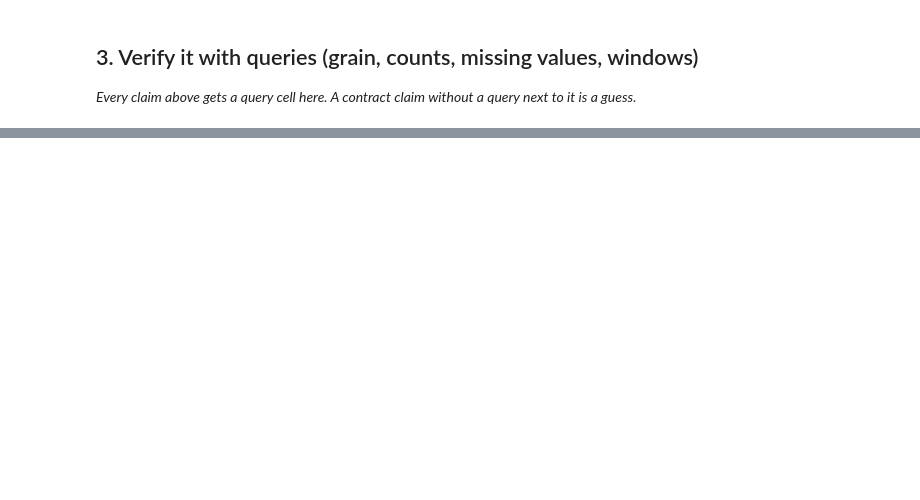
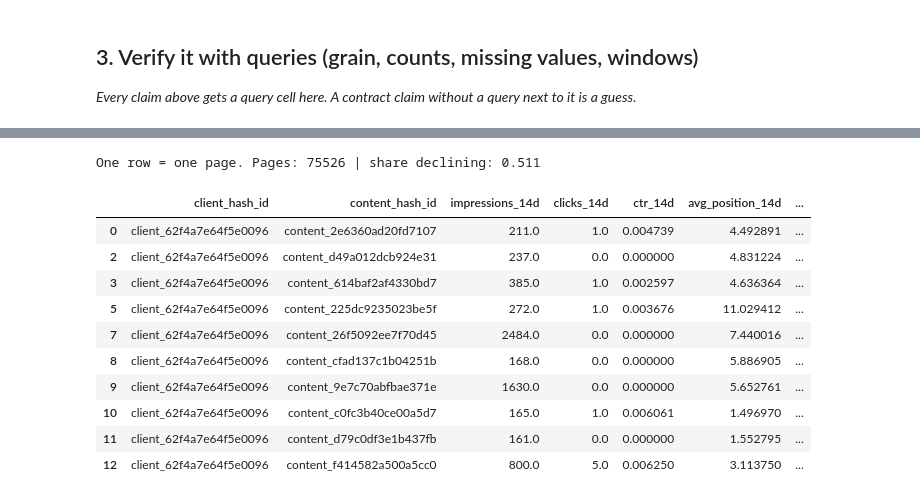
Before and after one commit to nimrafarooq2006-coder/ml-internship-work, a Jupyter notebook: work/notebooks/w03_data_contract.ipynb, the cells around one changed output, grey strips where cells are left out. Cells and saved outputs as stored; diff of their text form; code cells hidden in the pictures; blank space fills up the shorter version.

```diff
--- a/work/notebooks/w03_data_contract.ipynb
+++ b/work/notebooks/w03_data_contract.ipynb
@@ -26,0 +49,24 @@ This skeleton is yours to fill. Work the sections **in order** — each one has
+# %%
+base = f"read_parquet('{path}')"
+
+print("QUERY 1: the grain")
+con.sql(f"""
+SELECT COUNT(*) AS total_rows,
+       COUNT(DISTINCT (report_date, client_hash_id, content_hash_id)) AS distinct_day_client_page
+FROM {base}
+""").show()
+
+print("QUERY 2: row count and date span")
+con.sql(f"""
+SELECT COUNT(*) AS total_rows, MIN(report_date) AS first_day, MAX(report_date) AS last_day,
+       COUNT(DISTINCT content_hash_id) AS pages, COUNT(DISTINCT client_hash_id) AS clients
+FROM {base}
+""").show()
+
+print("QUERY 3: availability, with IS TRUE")
+con.sql(f"""
+SELECT (SELECT COUNT(*) FROM {base}) AS total_rows,
+       COUNT(*) AS rows_surviving
+FROM {base}
+WHERE gsc_data_available IS TRUE
+""").show()
@@ -26,0 +102,34 @@ This skeleton is yours to fill. Work the sections **in order** — each one has
+# %%
+raw = con.sql(f"""
+SELECT client_hash_id, content_hash_id,
+  SUM(CASE WHEN report_date <= DATE '2026-03-14' THEN COALESCE(gsc_impressions,0) ELSE 0 END) AS impressions_14d,
+  SUM(CASE WHEN report_date <= DATE '2026-03-14' THEN COALESCE(gsc_clicks,0) ELSE 0 END) AS clicks_14d,
+  SUM(CASE WHEN report_date <= DATE '2026-03-14' THEN COALESCE(gsc_sum_position,0) ELSE 0 END) AS sum_position_14d,
+  COUNT(DISTINCT CASE WHEN report_date <= DATE '2026-03-14' AND gsc_impressions > 0 THEN report_date END) AS active_days_14d,
+  SUM(CASE WHEN report_date >= DATE '2026-03-15' THEN COALESCE(gsc_impressions,0) ELSE 0 END) AS impressions_late
+FROM {base}
+WHERE gsc_data_available IS TRUE
+GROUP BY client_hash_id, content_hash_id
+""").df()
+
+df = raw[raw["impressions_14d"] >= 100].copy()
+df["ctr_14d"] = df["clicks_14d"] / df["impressions_14d"]
+df["avg_position_14d"] = df["sum_position_14d"] / df["impressions_14d"]
+df["declining"] = ((df["impressions_late"] / 17) < (df["impressions_14d"] / 14)).astype(int)
+
+five = ["impressions_14d", "clicks_14d", "ctr_14d", "avg_position_14d", "active_days_14d"]
+print("One row = one page. Pages:", len(df), "| share declining:", round(df["declining"].mean(), 3))
+df[["client_hash_id", "content_hash_id"] + five + ["declining"]].head(10)
+# %% [output]
+One row = one page. Pages: 75526 | share declining: 0.511
+|  | client_hash_id | content_hash_id | impressions_14d | clicks_14d | ctr_14d | avg_position_14d | ... |
+| 0 | client_62f4a7e64f5e0096 | content_2e6360ad20fd7107 | 211.0 | 1.0 | 0.004739 | 4.492891 | ... |
+| 2 | client_62f4a7e64f5e0096 | content_d49a012dcb924e31 | 237.0 | 0.0 | 0.000000 | 4.831224 | ... |
+| 3 | client_62f4a7e64f5e0096 | content_614baf2af4330bd7 | 385.0 | 1.0 | 0.002597 | 4.636364 | ... |
+| 5 | client_62f4a7e64f5e0096 | content_225dc9235023be5f | 272.0 | 1.0 | 0.003676 | 11.029412 | ... |
+| 7 | client_62f4a7e64f5e0096 | content_26f5092ee7f70d45 | 2484.0 | 0.0 | 0.000000 | 7.440016 | ... |
+| 8 | client_62f4a7e64f5e0096 | content_cfad137c1b04251b | 168.0 | 0.0 | 0.000000 | 5.886905 | ... |
+| 9 | client_62f4a7e64f5e0096 | content_9e7c70abfbae371e | 1630.0 | 0.0 | 0.000000 | 5.652761 | ... |
+| 10 | client_62f4a7e64f5e0096 | content_c0fc3b40ce00a5d7 | 165.0 | 1.0 | 0.006061 | 1.496970 | ... |
+| 11 | client_62f4a7e64f5e0096 | content_d79c0df3e1b437fb | 161.0 | 0.0 | 0.000000 | 1.552795 | ... |
+| 12 | client_62f4a7e64f5e0096 | content_f414582a500a5cc0 | 800.0 | 5.0 | 0.006250 | 3.113750 | ... |
```
Also changed, not shown: parts of 14 cells of this notebook.
